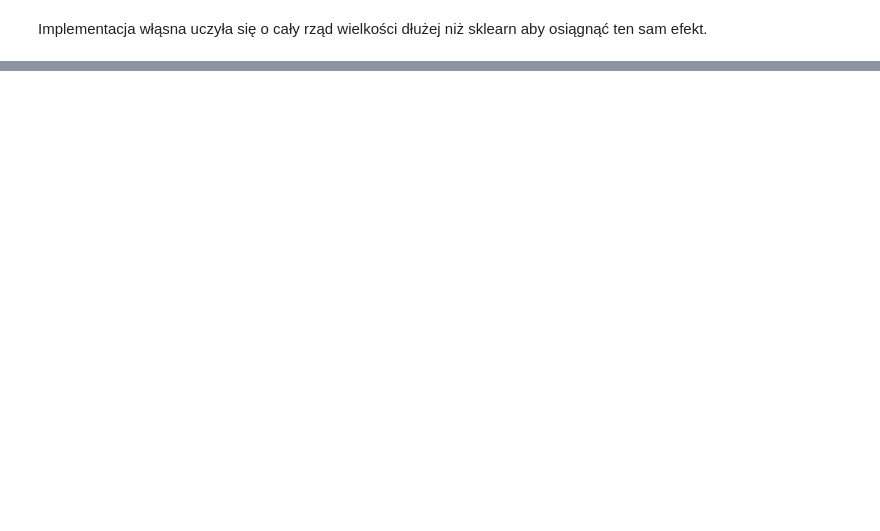
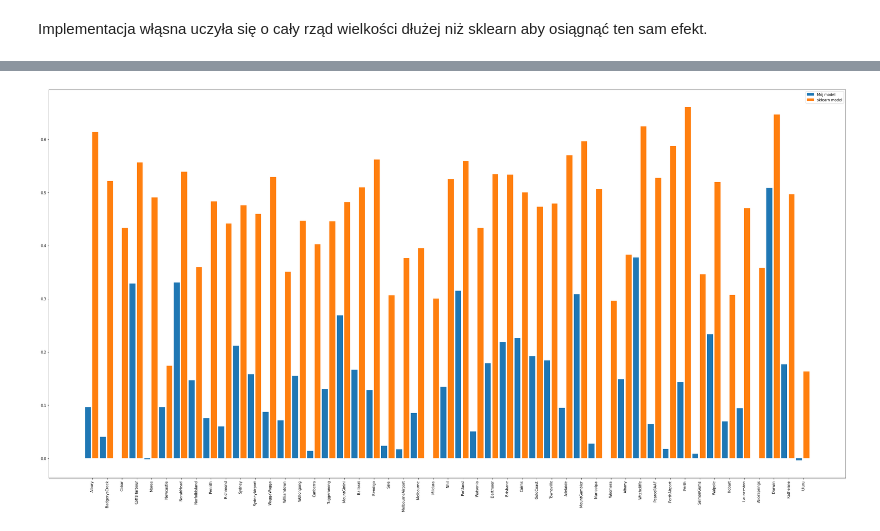
Before and after one commit to DonChaka/PUM, a Jupyter notebook: 3.RegresjaLogistyczna/3RegresjaLogistyczna.ipynb, the cells around one changed output, grey strips where cells are left out. Saved outputs shown, nothing was run; the diff lists cells and outputs as text; code cells hidden in the pictures; blank space fills up the shorter version.

```diff
--- a/3.RegresjaLogistyczna/3RegresjaLogistyczna.ipynb
+++ b/3.RegresjaLogistyczna/3RegresjaLogistyczna.ipynb
@@ -221,0 +260,7 @@ test.head()
+# %%
+rainDF['Date'] = pd.to_datetime(rainDF['Date'])
+rainDF['Day'] = rainDF['Date'].dt.day
+rainDF['Month'] = rainDF['Date'].dt.month
+rainDF['Year'] = rainDF['Date'].dt.year
+rainDF.drop(['Date'], axis=1, inplace=True)
+# rainDF = rainDF.apply(pd.to_numeric, errors='coerce')
@@ -221,0 +279,9 @@ test.head()
+# %%
+rain_data_split = {}
+for location in rainDF['Location'].unique():
+    labels = rainDF[rainDF['Location'] == location]['RainTomorrow'].copy().to_numpy()
+    data = rainDF[rainDF['Location'] == location].drop(['Location', 'RainTomorrow'], axis=1).copy()
+    data = data.to_numpy().astype(np.float64)
+    rain_data_split[location] = PUMData((data, labels))
+    rain_data_split[location].remove_outlisers()
+    rain_data_split[location].normalize()
@@ -221,0 +312,2 @@ test.head()
+# %%
+models, scores = fit_to_locations(rain_data_split)
@@ -221,0 +380,26 @@ test.head()
+# %%
+temp_scores = {}
+for location in models.keys():
+    my_model = models[location][0]
+    sk_model = models[location][1]
+    y_an_predicted = my_model.predict(rain_data_split[location].x_test)
+    y_sk_predicted = sk_model.predict(rain_data_split[location].x_test)
+
+    an_cm = confusion_matrix(rain_data_split[location].y_test, y_an_predicted)
+    sk_cm = confusion_matrix(rain_data_split[location].y_test, y_sk_predicted)
+
+    an_sensitivity = an_cm[1, 1] / (an_cm[1, 1] + an_cm[1, 0])
+    sk_sensitivity = sk_cm[1, 1] / (sk_cm[1, 1] + sk_cm[1, 0])
+
+    an_specificity = an_cm[0, 0] / (an_cm[0, 0] + an_cm[0, 1])
+    sk_specificity = sk_cm[0, 0] / (sk_cm[0, 0] + sk_cm[0, 1])
+
+    temp_scores[location] = (an_sensitivity + an_specificity - 1, sk_sensitivity + sk_specificity - 1)
+
+plt.bar([i * 2 for i in range(len(models.keys()))], [score[0] for score in temp_scores.values()], label='Mój model', align='edge')
+plt.bar([i * 2 + 1 for i in range(len(models.keys()))], [score[1] for score in temp_scores.values()], label='sklearn model', align='edge')
+plt.legend()
+plt.xticks([i * 2 + 1 for i in range(len(models.keys()))], [location for location in models.keys()], rotation = 90)
+plt.show()
+# %% [output]
+[figure, added]
```
Also changed, not shown: parts of 30 cells of this notebook, 3 other files.
